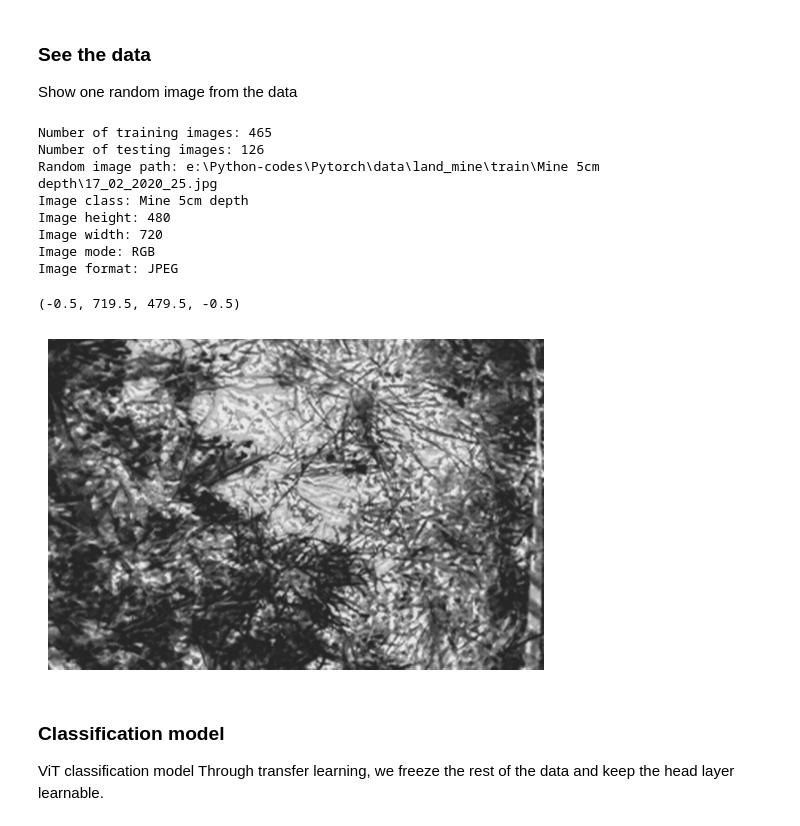
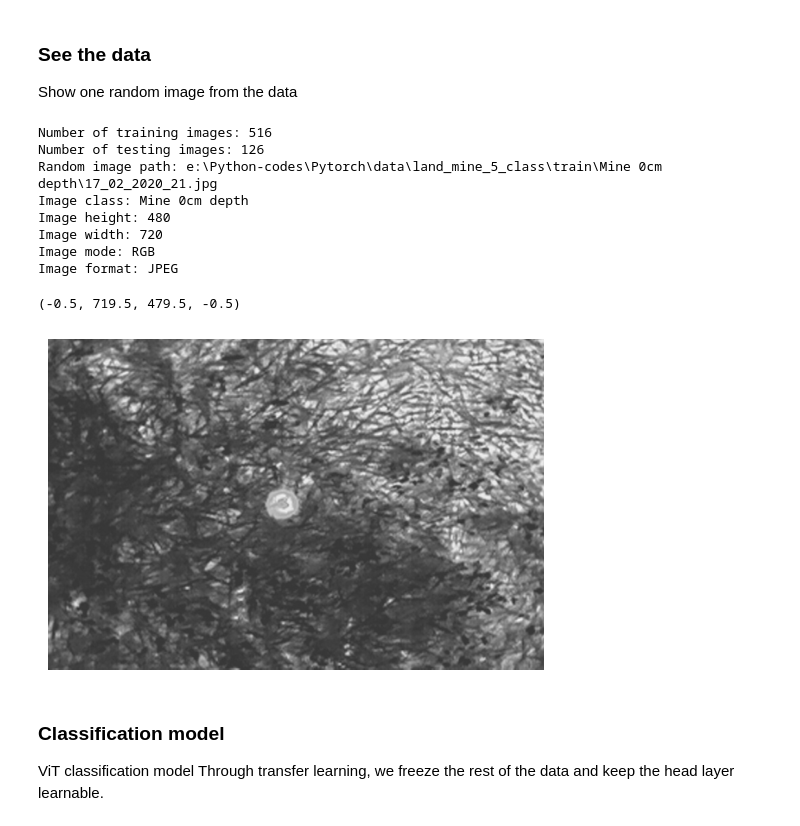
Before and after one commit to taha-parsayan/Deep-Learning-for-Detection-of-Buried-Landmines-Using-ViT, a Jupyter notebook: Land_mine_main.ipynb, the cells around one changed output. Saved outputs shown, nothing was run; the diff lists cells and outputs as text; code cells hidden in the pictures.

```diff
--- a/Land_mine_main.ipynb
+++ b/Land_mine_main.ipynb
@@ -122,41 +162,41 @@ Show one random image from the data
 # %%
 random.seed(42)
 
-all_data_path = Path(all_data_path)
-train_data_path = Path(train_data_path)
-test_data_path = Path(test_data_path)
+all_data_path = Path(all_data_path_5_class)
+train_data_path = Path(train_data_path_5_class)
+test_data_path = Path(test_data_path_5_class)
 
 train_image_path_list = list(train_data_path.glob("*/*.jpg"))
 test_image_path_list = list(test_data_path.glob("*/*.jpg"))
 
 print(f"Number of training images: {len(train_image_path_list)}")
 print(f"Number of testing images: {len(test_image_path_list)}")
 
 random_image_path = random.choice(train_image_path_list)
 image_class = random_image_path.parent.stem
 img = Image.open(random_image_path)
 
 # 5. Print metadata
 print(f"Random image path: {random_image_path}")
 print(f"Image class: {image_class}")
 print(f"Image height: {img.height}")
 print(f"Image width: {img.width}")
 print(f"Image mode: {img.mode}")
 print(f"Image format: {img.format}")
 
 plt.imshow(img)
 plt.axis('off')
 # %% [output]
-Number of training images: 465
+Number of training images: 516
 Number of testing images: 126
-Random image path: e:\Python-codes\Pytorch\data\land_mine\train\Mine 5cm depth\17_02_2020_25.jpg
-Image class: Mine 5cm depth
+Random image path: e:\Python-codes\Pytorch\data\land_mine_5_class\train\Mine 0cm depth\17_02_2020_21.jpg
+Image class: Mine 0cm depth
 Image height: 480
 Image width: 720
 Image mode: RGB
 Image format: JPEG
 (-0.5, 719.5, 479.5, -0.5)
-[figure, old version]
+[figure, new version]
 # %% [markdown]
 ### Classification model
 ViT classification model
```
Also changed, not shown: parts of 8 cells of this notebook, 1 other file.
